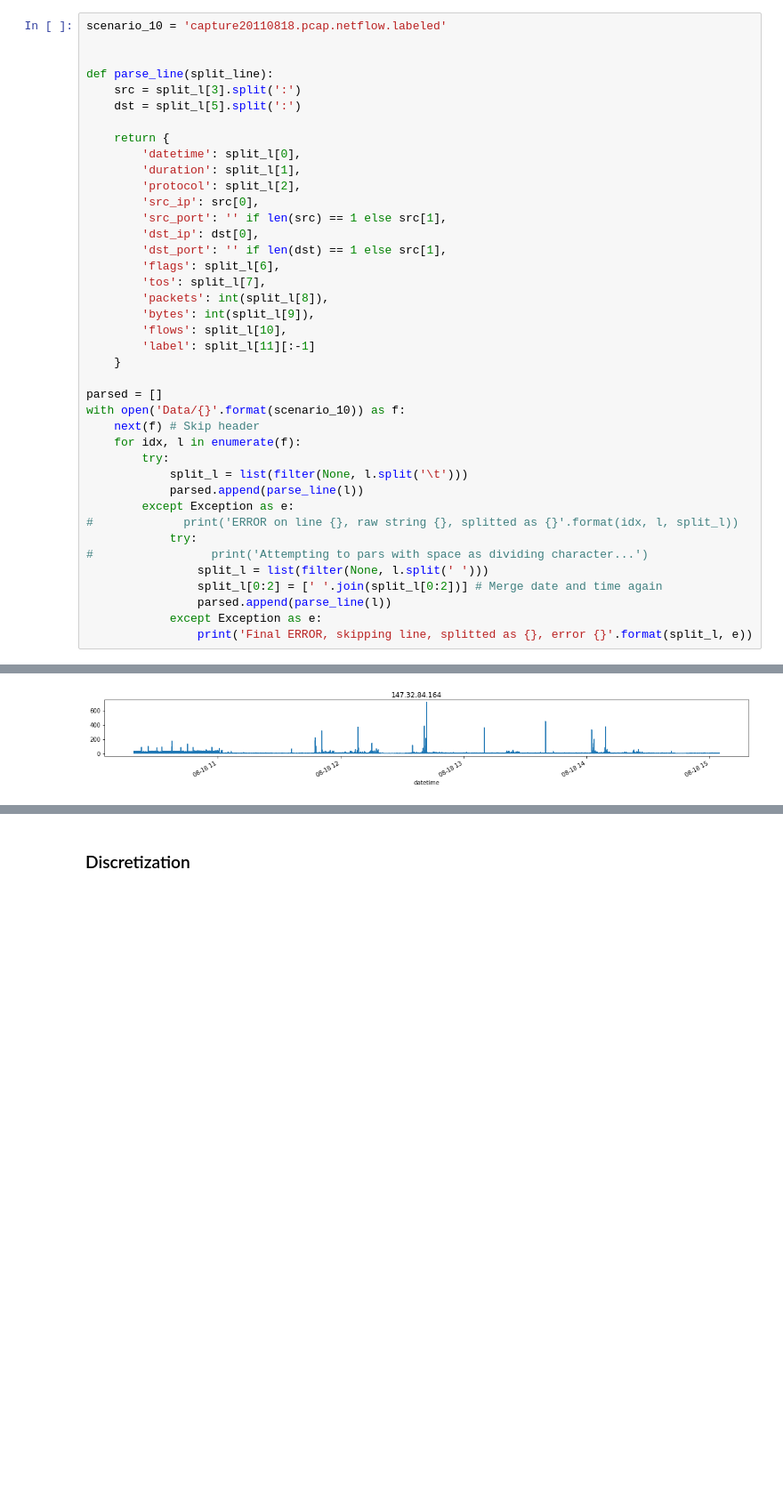
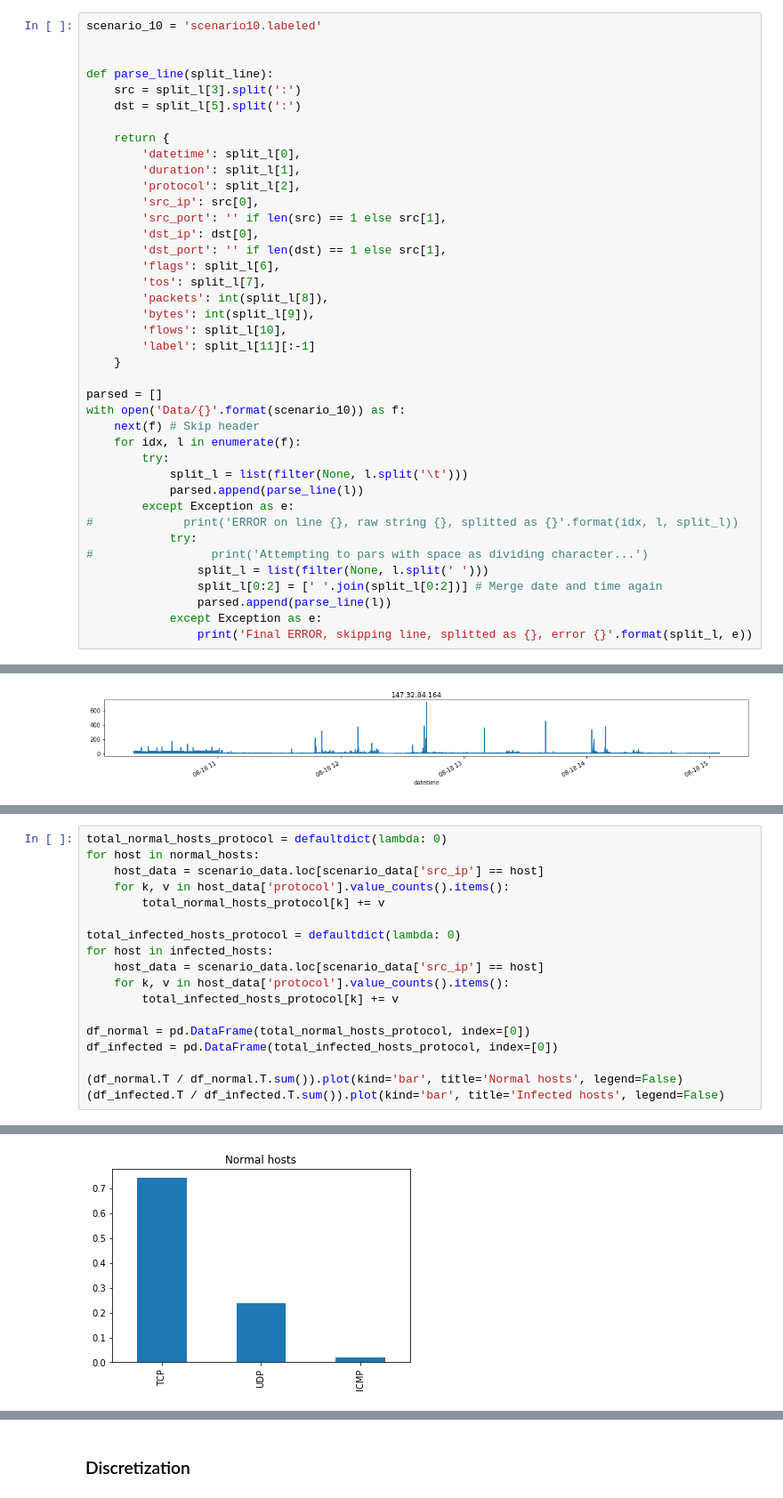
Before and after one commit to Yzoni/cyber-data-analytics, a Jupyter notebook: assignment3/botnet_flow_and_profiling.ipynb, the cells around one changed output, grey strips where cells are left out. Shown at 89% size. Saved outputs shown, nothing was run; the diff lists cells and outputs as text; blank space fills up the shorter version.

```diff
--- a/assignment3/botnet_flow_and_profiling.ipynb
+++ b/assignment3/botnet_flow_and_profiling.ipynb
@@ -16,5 +17,5 @@ from itertools import islice
 # %%
-scenario_10 = 'capture20110818.pcap.netflow.labeled'
+scenario_10 = 'scenario10.labeled'
 
 
 def parse_line(split_line):
@@ -241,0 +219,19 @@ for host in normal_hosts:
+# %%
+total_normal_hosts_protocol = defaultdict(lambda: 0)
+for host in normal_hosts:
+    host_data = scenario_data.loc[scenario_data['src_ip'] == host]
+    for k, v in host_data['protocol'].value_counts().items():
+        total_normal_hosts_protocol[k] += v
+
+total_infected_hosts_protocol = defaultdict(lambda: 0)
+for host in infected_hosts:
+    host_data = scenario_data.loc[scenario_data['src_ip'] == host]
+    for k, v in host_data['protocol'].value_counts().items():
+        total_infected_hosts_protocol[k] += v
+
+df_normal = pd.DataFrame(total_normal_hosts_protocol, index=[0])
+df_infected = pd.DataFrame(total_infected_hosts_protocol, index=[0])
+
+(df_normal.T / df_normal.T.sum()).plot(kind='bar', title='Normal hosts', legend=False)
+(df_infected.T / df_infected.T.sum()).plot(kind='bar', title='Infected hosts', legend=False)
+# %% [output]
@@ -241,0 +239 @@ for host in normal_hosts:
+[figure, added]
```
Also changed, not shown: parts of 11 cells of this notebook.
